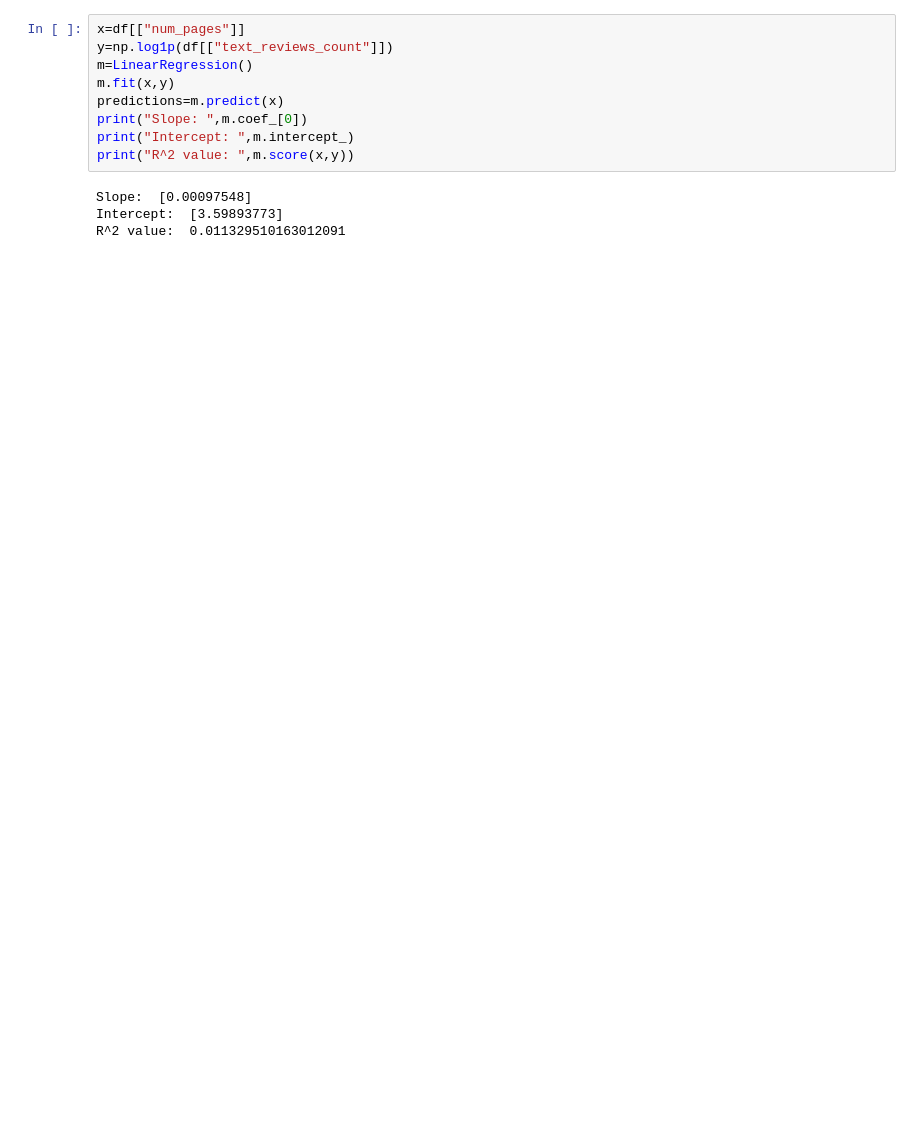
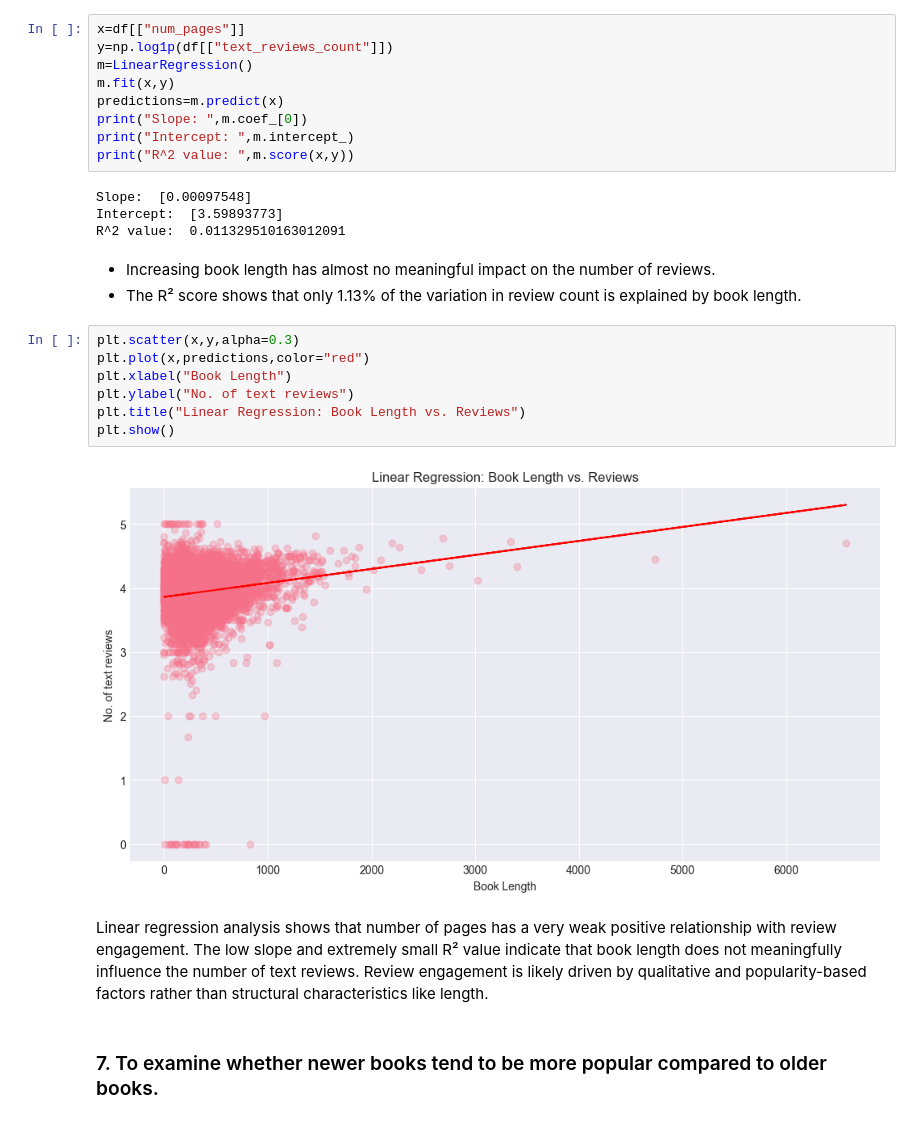
Before and after one commit to suhani-k7/GoodReads-EDA, a Jupyter notebook: linearRegression.ipynb, the cells around one changed output. Drawn from its saved outputs; the diff is of its cells as text; blank space fills up the shorter version.

```diff
--- a/linearRegression.ipynb
+++ b/linearRegression.ipynb
@@ -352,3 +363,19 @@ print("R^2 value: ",m.score(x,y))
 Slope:  [0.00097548]
 Intercept:  [3.59893773]
 R^2 value:  0.011329510163012091
+# %% [markdown]
+- Increasing book length has almost no meaningful impact on the number of reviews.
+- The R² score shows that only 1.13% of the variation in review count is explained by book length.
+# %%
+plt.scatter(x,y,alpha=0.3)
+plt.plot(x,predictions,color="red")
+plt.xlabel("Book Length")
+plt.ylabel("No. of text reviews")
+plt.title("Linear Regression: Book Length vs. Reviews")
+plt.show()
+# %% [output]
+[figure, added]
+# %% [markdown]
+Linear regression analysis shows that number of pages has a very weak positive relationship with review engagement. The low slope and extremely small R² value indicate that book length does not meaningfully influence the number of text reviews. Review engagement is likely driven by qualitative and popularity-based factors rather than structural characteristics like length.
+# %% [markdown]
+### 7. To examine whether newer books tend to be more popular compared to older books.
```
Also changed, not shown: parts of 18 cells of this notebook.
